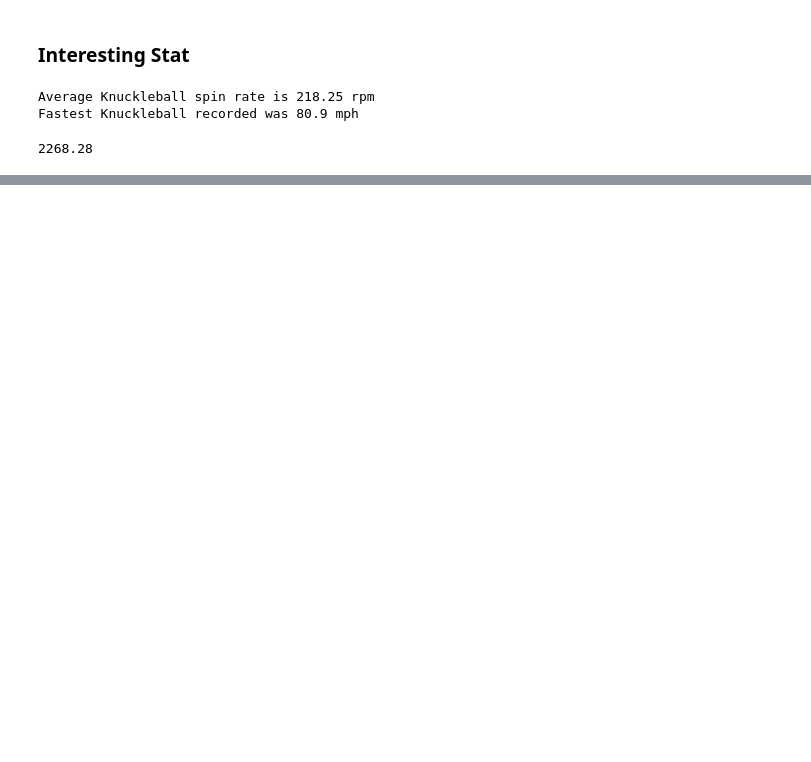
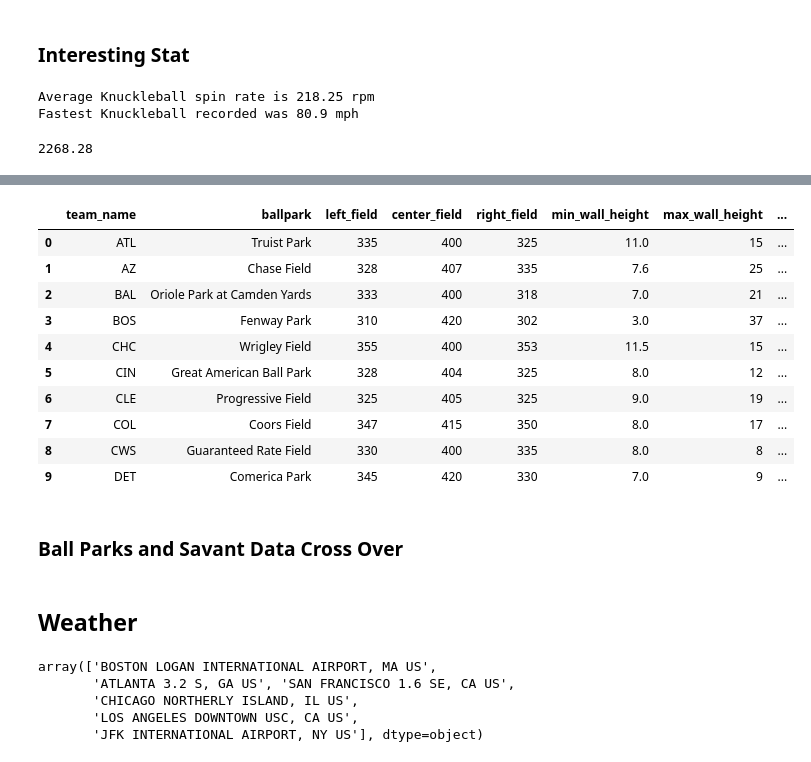
Before and after one commit to trevordoucet/baseball, a Jupyter notebook: Scripts/Pitching.ipynb, the cells around one changed output, grey strips where cells are left out. Drawn from its saved outputs; the diff is of its cells as text; code cells hidden in the pictures; blank space fills up the shorter version.

```diff
--- a/Scripts/Pitching.ipynb
+++ b/Scripts/Pitching.ipynb
@@ -76,0 +104,18 @@ round(df[df['pitch_name'] == '4-Seam Fastball']['release_spin_rate'].mean(), 2)
+# %%
+ballparks = pd.read_csv('../raw data/ballparks.csv')
+# %%
+ballparks.head(10)
+# %% [output]
+|  | team_name | ballpark | left_field | center_field | right_field | min_wall_height | max_wall_height | ... |
+| 0 | ATL | Truist Park | 335 | 400 | 325 | 11.0 | 15 | ... |
+| 1 | AZ | Chase Field | 328 | 407 | 335 | 7.6 | 25 | ... |
+| 2 | BAL | Oriole Park at Camden Yards | 333 | 400 | 318 | 7.0 | 21 | ... |
+| 3 | BOS | Fenway Park | 310 | 420 | 302 | 3.0 | 37 | ... |
+| 4 | CHC | Wrigley Field | 355 | 400 | 353 | 11.5 | 15 | ... |
+| 5 | CIN | Great American Ball Park | 328 | 404 | 325 | 8.0 | 12 | ... |
+| 6 | CLE | Progressive Field | 325 | 405 | 325 | 9.0 | 19 | ... |
+| 7 | COL | Coors Field | 347 | 415 | 350 | 8.0 | 17 | ... |
+| 8 | CWS | Guaranteed Rate Field | 330 | 400 | 335 | 8.0 | 8 | ... |
+| 9 | DET | Comerica Park | 345 | 420 | 330 | 7.0 | 9 | ... |
+# %% [markdown]
+### Ball Parks and Savant Data Cross Over
@@ -76,0 +125,2 @@ round(df[df['pitch_name'] == '4-Seam Fastball']['release_spin_rate'].mean(), 2)
+# %% [markdown]
+## Weather
@@ -76,0 +129,8 @@ round(df[df['pitch_name'] == '4-Seam Fastball']['release_spin_rate'].mean(), 2)
+# %%
+weather['NAME'].unique()
+# %% [output]
+array(['BOSTON LOGAN INTERNATIONAL AIRPORT, MA US',
+       'ATLANTA 3.2 S, GA US', 'SAN FRANCISCO 1.6 SE, CA US',
+       'CHICAGO NORTHERLY ISLAND, IL US',
+       'LOS ANGELES DOWNTOWN USC, CA US',
+       'JFK INTERNATIONAL AIRPORT, NY US'], dtype=object)
```
Also changed, not shown: parts of 43 cells of this notebook, 4 other files.
